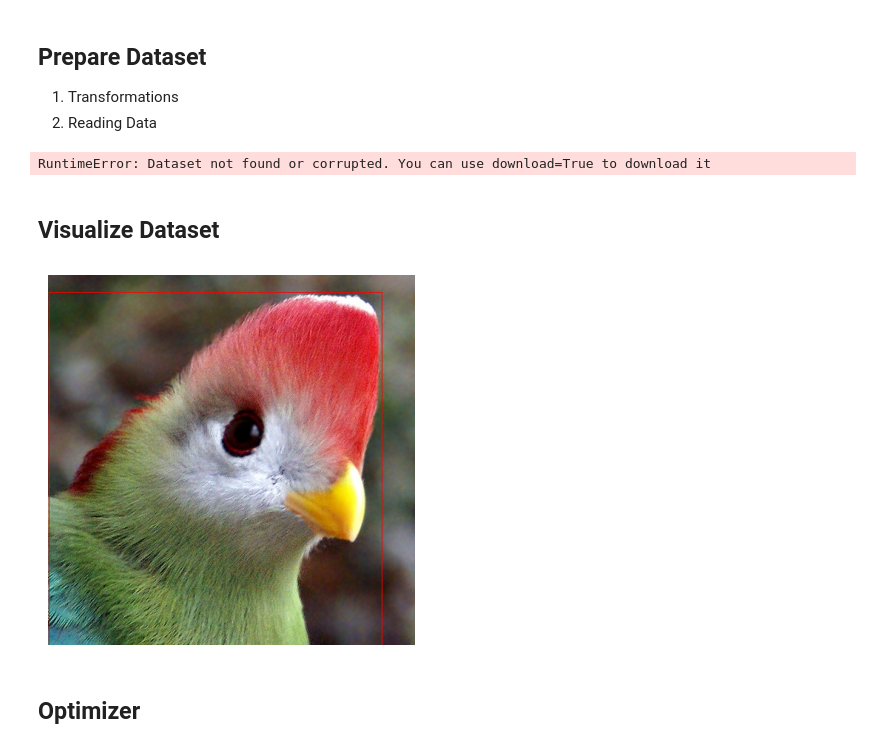
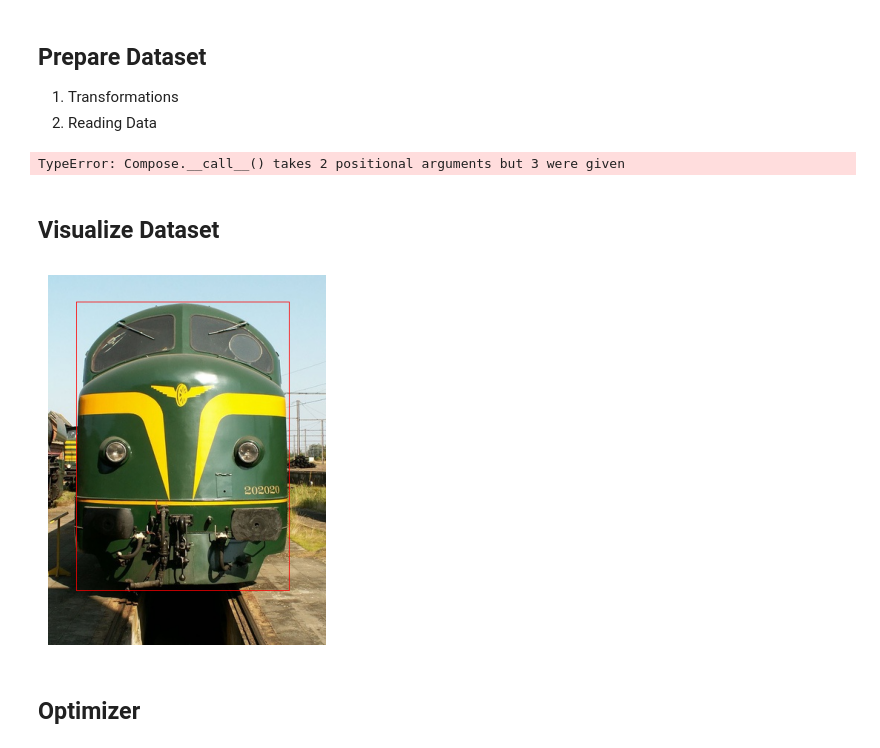
Before and after one commit to grlefl/Manga109-Object-Detection, a Jupyter notebook: main.ipynb, the cells around one changed output. Cells and saved outputs as stored; diff of their text form; code cells hidden in the pictures.

Commit message:
need to finish cleaning up data

```diff
--- a/main.ipynb
+++ b/main.ipynb
@@ -39,7 +39,7 @@ transformations_valid = transforms.Compose([
     # transforms.Normalize(mean = mean, std = std),
 ])
 # %%
-data_dir = './Dataset/VOC2007'
+data_dir = './data'
 
 dataset_train = PascalVOC_Dataset(
     data_dir,
@@ -63,33 +63,37 @@ dataset_test = PascalVOC_Dataset(
     image_set='test',
     download=False
 )
-# %% [output]
-RuntimeError: Dataset not found or corrupted. You can use download=True to download it
 # %%
-image,target = dataset_train.__getitem__(14)
+image,target = dataset_train.__getitem__(103)
+# %% [output]
+TypeError: Compose.__call__() takes 2 positional arguments but 3 were given
 # %% [markdown]
 ## Visualize Dataset
 # %%
 def display_image_with_boxes(image, target):
     # Convert the image from tensor to PIL Image
 
     # Create a drawing object
     draw = ImageDraw.Draw(image)
 
     # Get bounding box coordinates from the target dictionary
     for box in target['annotation']['object']:
-        bbox = [int(box['bndbox']['xmin']), int(box['bndbox']['ymin']), int(box['bndbox']['xmax']),
-                int(box['bndbox']['ymax'])]
+        bbox = [
+            int(box['bndbox']['xmin']),
+            int(box['bndbox']['ymin']),
+            int(box['bndbox']['xmax']),
+            int(box['bndbox']['ymax'])
+        ]
         draw.rectangle(bbox, outline='red')
 
     # Display the image
     plt.imshow(image)
     plt.axis('off')
     plt.show()
 
 display_image_with_boxes(image,target)
 # %% [output]
-[figure, old version]
+[figure, new version]
 # %% [markdown]
 ## Optimizer
 # %% [markdown]
```
Also changed, not shown: 1 other file.
